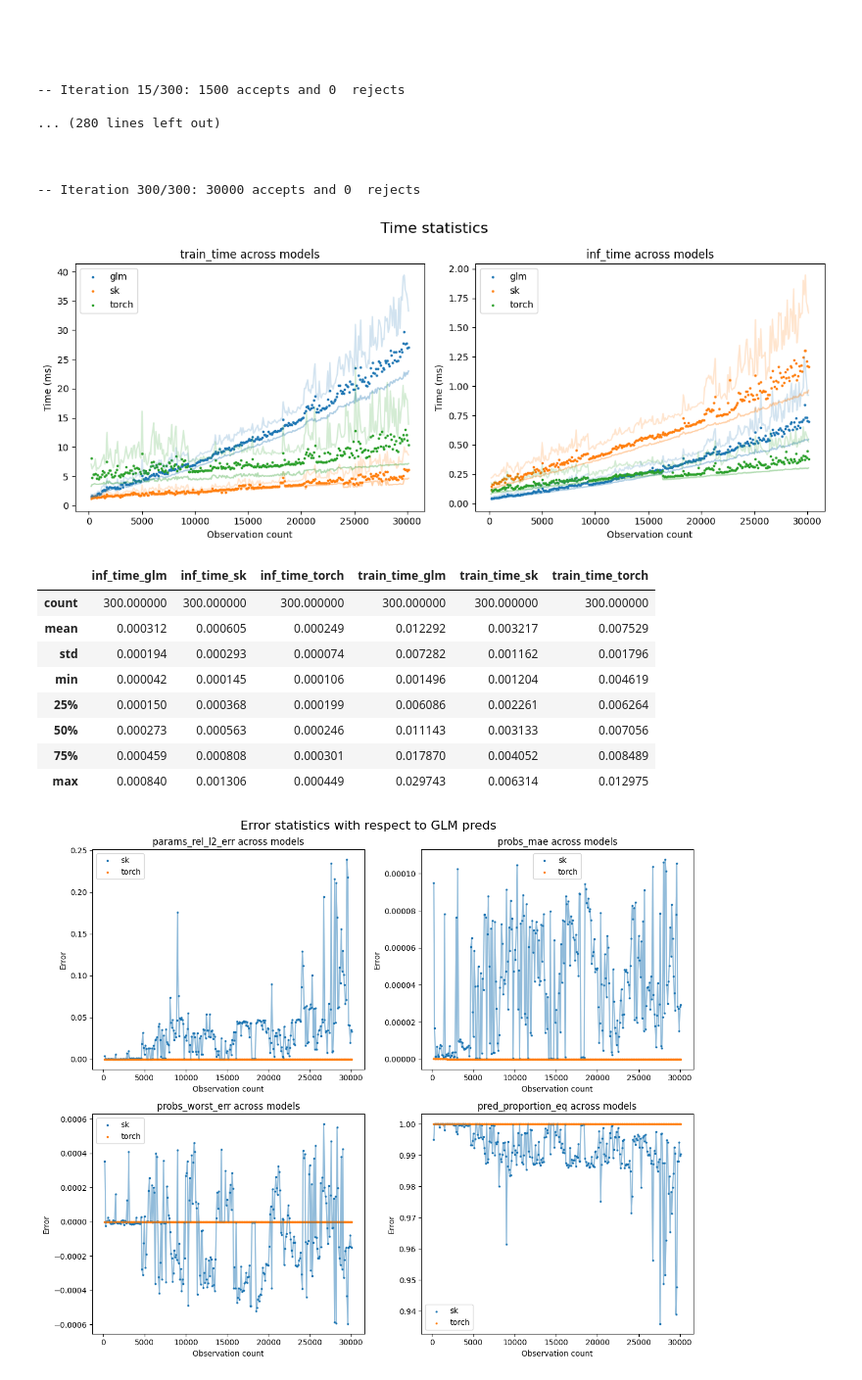
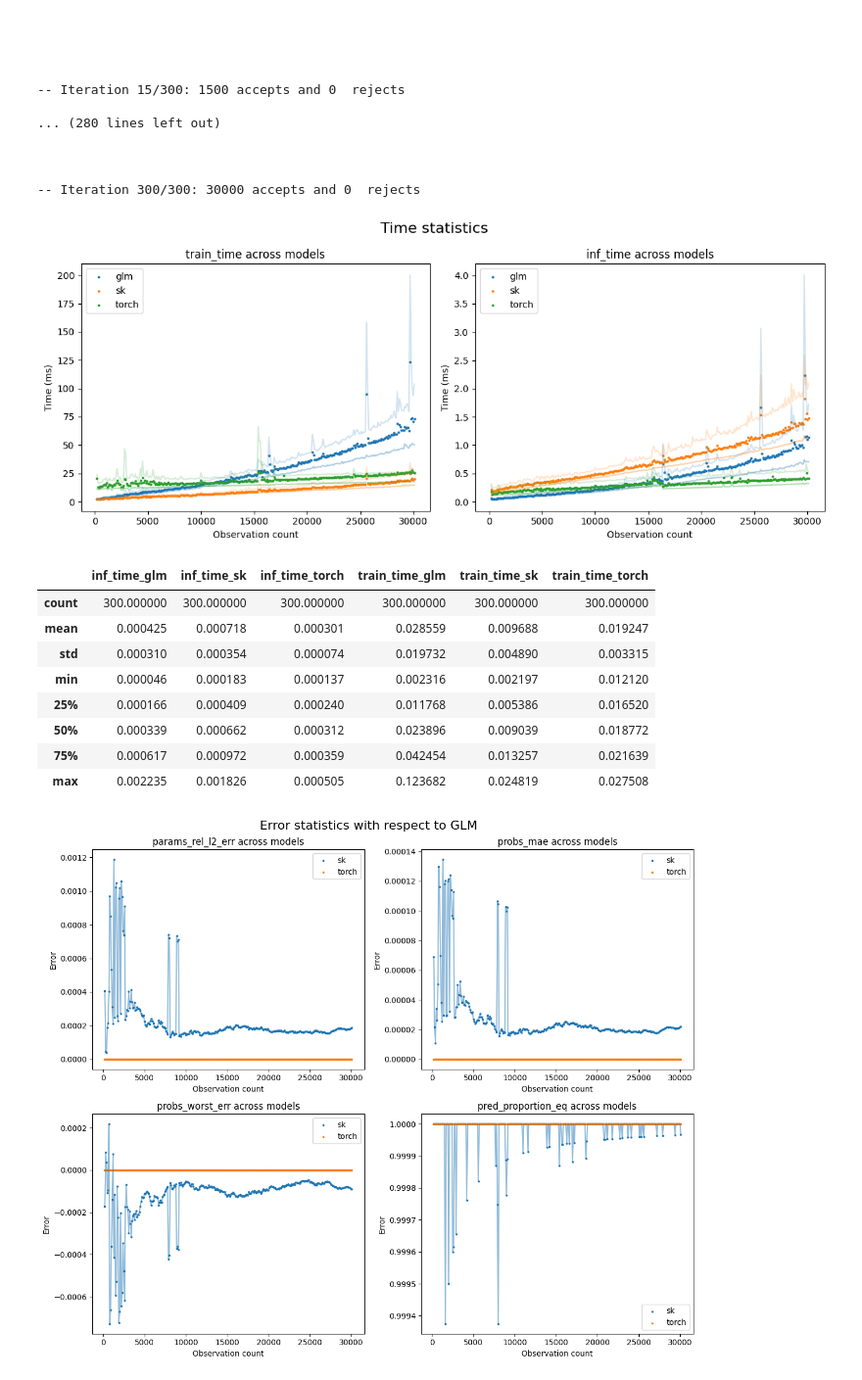
Before and after one commit to TheBISEconStatcian/BEReBASL, a Jupyter notebook: dev/speed_train_logistic.ipynb, the cells around one changed output. Shown at 98% size. Saved outputs shown, nothing was run; the diff lists cells and outputs as text; code cells hidden in the pictures.

```diff
--- a/dev/speed_train_logistic.ipynb
+++ b/dev/speed_train_logistic.ipynb
@@ -143,7 +145,7 @@ for gen_nr in range(1, num_gens + 1):
 
         torch_lr, torch_probs, train_time_torch, inf_time_torch = fit_torch(
             X_torch = features,
-            label_torch = default_flag.unsqueeze(-1)
+            label_torch = default_flag
         )
 
         time_stats = {
@@ -252,7 +254,7 @@ fig.tight_layout()
 
 plt.show()
 # %% [output]
-[figure, old version]
+[figure, new version]
 # %%
 means = grouped_stats.swaplevel(0,1,axis="columns")["mean"]
 time_means = means[[c for c in means.columns if "_time_" in c]]
@@ -260,43 +262,43 @@ time_means.describe().sort_index(axis=1)
 # %% [output]
 |  | inf_time_glm | inf_time_sk | inf_time_torch | train_time_glm | train_time_sk | train_time_torch |
 | count | 300.000000 | 300.000000 | 300.000000 | 300.000000 | 300.000000 | 300.000000 |
-| mean | 0.000312 | 0.000605 | 0.000249 | 0.012292 | 0.003217 | 0.007529 |
-| std | 0.000194 | 0.000293 | 0.000074 | 0.007282 | 0.001162 | 0.001796 |
-| min | 0.000042 | 0.000145 | 0.000106 | 0.001496 | 0.001204 | 0.004619 |
-| 25% | 0.000150 | 0.000368 | 0.000199 | 0.006086 | 0.002261 | 0.006264 |
-| 50% | 0.000273 | 0.000563 | 0.000246 | 0.011143 | 0.003133 | 0.007056 |
-| 75% | 0.000459 | 0.000808 | 0.000301 | 0.017870 | 0.004052 | 0.008489 |
-| max | 0.000840 | 0.001306 | 0.000449 | 0.029743 | 0.006314 | 0.012975 |
+| mean | 0.000425 | 0.000718 | 0.000301 | 0.028559 | 0.009688 | 0.019247 |
+| std | 0.000310 | 0.000354 | 0.000074 | 0.019732 | 0.004890 | 0.003315 |
+| min | 0.000046 | 0.000183 | 0.000137 | 0.002316 | 0.002197 | 0.012120 |
+| 25% | 0.000166 | 0.000409 | 0.000240 | 0.011768 | 0.005386 | 0.016520 |
+| 50% | 0.000339 | 0.000662 | 0.000312 | 0.023896 | 0.009039 | 0.018772 |
+| 75% | 0.000617 | 0.000972 | 0.000359 | 0.042454 | 0.013257 | 0.021639 |
+| max | 0.002235 | 0.001826 | 0.000505 | 0.123682 | 0.024819 | 0.027508 |
 # %%
 obs_counts = grouped_stats["obs_count"]["mean"]
 
 models = ["glm", "sk", "torch"]
 
 fig, axes = plt.subplots(nrows= 2, ncols=2, figsize=(12,10))
 
 colors = plt.rcParams["axes.prop_cycle"].by_key()["color"]
 
 
 for ax, error_type in zip(axes.flatten(), ["params_rel_l2_err", "probs_mae", "probs_worst_err","pred_proportion_eq"]):
     for model_idx, model in enumerate(models[1:]):
         scatter_with_minmax(
             ax,
             x=obs_counts,
             y=grouped_stats[f"{error_type}_{model}"]["mean"],
             lower_q=grouped_stats[f"{error_type}_{model}"][0.05],
             higher_q=grouped_stats[f"{error_type}_{model}"][0.95],
             label=model,
             c=colors[model_idx]
         )
     ax.legend()
     ax.set_title(f"{error_type} across models")
     ax.set_xlabel("Observation count")
     ax.set_ylabel("Error")
 
-fig.suptitle("Error statistics with respect to GLM preds", fontsize=16)
+fig.suptitle("Error statistics with respect to GLM", fontsize=16)
 
 fig.tight_layout()
 
 plt.show()
 # %% [output]
-[figure, old version]
+[figure, new version]
```
Also changed, not shown: parts of 1 cell of this notebook.
